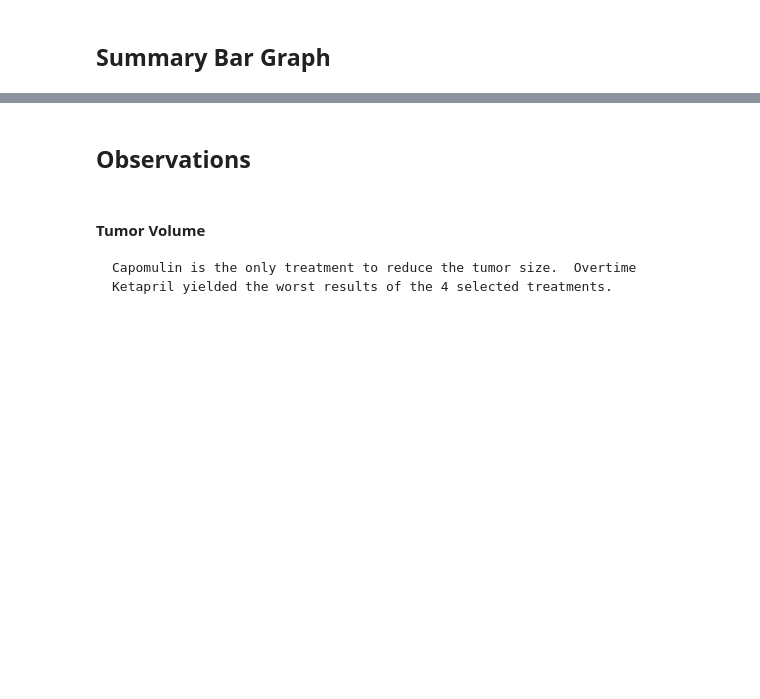
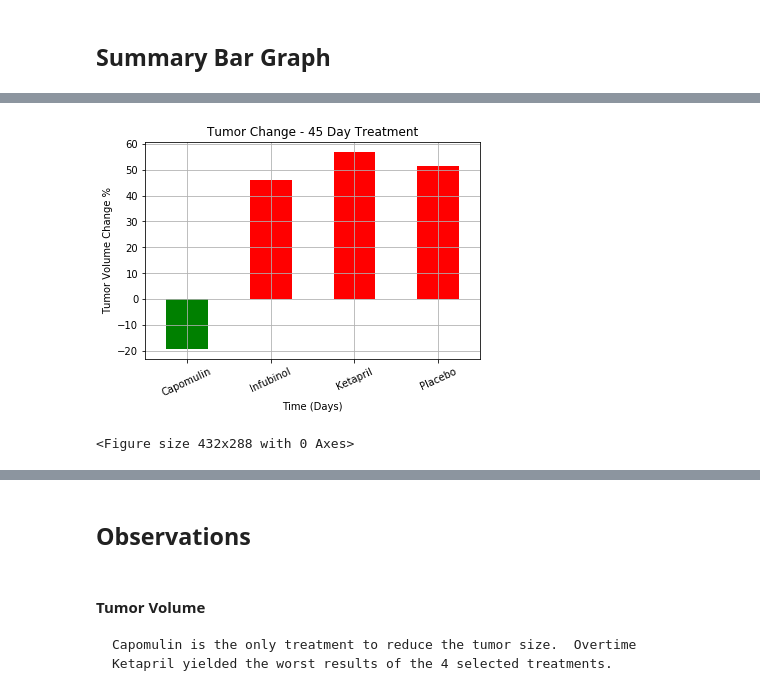
Before and after one commit to sbell1258/matplotlib-challenge, a Jupyter notebook: pymaceuticals_starter.ipynb, the cells around one changed output, grey strips where cells are left out. Cells and saved outputs as stored; diff of their text form; code cells hidden in the pictures; blank space fills up the shorter version.

```diff
--- a/pymaceuticals_starter.ipynb
+++ b/pymaceuticals_starter.ipynb
@@ -508,0 +546,5 @@ plt.tight_layout();
+# %%
+result_perc_df = mu_tumor_df[(mu_tumor_df['Timepoint'] == 45)]
+result_perc_df['PercChg'] = (result_perc_df['Tumor Volume (mm3)']/45 - 1) * 100
+result_perc_df = result_perc_df.drop(columns = ['Tumor Volume (mm3)', 'Timepoint'])
+result_perc_df
@@ -508,0 +563,3 @@ plt.tight_layout();
+# %%
+result_perc4_df = result_perc_df[(result_perc_df['Drug'] == 'Capomulin') | (result_perc_df['Drug'] == 'Placebo') | (result_perc_df['Drug'] == 'Ketapril') | (result_perc_df['Drug'] == 'Infubinol')].reset_index()
+result_perc4_df
@@ -509,32 +572,22 @@ plt.tight_layout();
 # %%
-# Store all Relevant Percent Changes into a Tuple
-
-
-# Splice the data between passing and failing drugs
-
-
-# Orient widths. Add labels, tick marks, etc.
-
-
-# Use functions to label the percentages of changes
-
-
-# Call functions to implement the function calls
+result_perc4_df.plot.bar(x='Drug', y='PercChg', color=(result_perc4_df['PercChg'] > 0).map({True: 'r',
+                                                    False: 'g'}), rot=25, legend=False)
 
 plt.title("Tumor Change - 45 Day Treatment")
-plt.xticks("Time (Days)")
+plt.xlabel("Time (Days)")
 plt.ylabel("Tumor Volume Change %")
-
 plt.grid()
-
 # Save the Figure
 plt.savefig("../Images/tumor_chg_treatmt.png")
 
 # Show the Figure
 plt.show()
 plt.tight_layout();
 
-fig.show()
+#fig.show();
+# %% [output]
+[figure, added]
+<Figure size 432x288 with 0 Axes>
 # %% [markdown]
 ![Metastatic Spread During Treatment](../Images/change.png)
 # %% [markdown]
```
Also changed, not shown: parts of 10 cells of this notebook.
